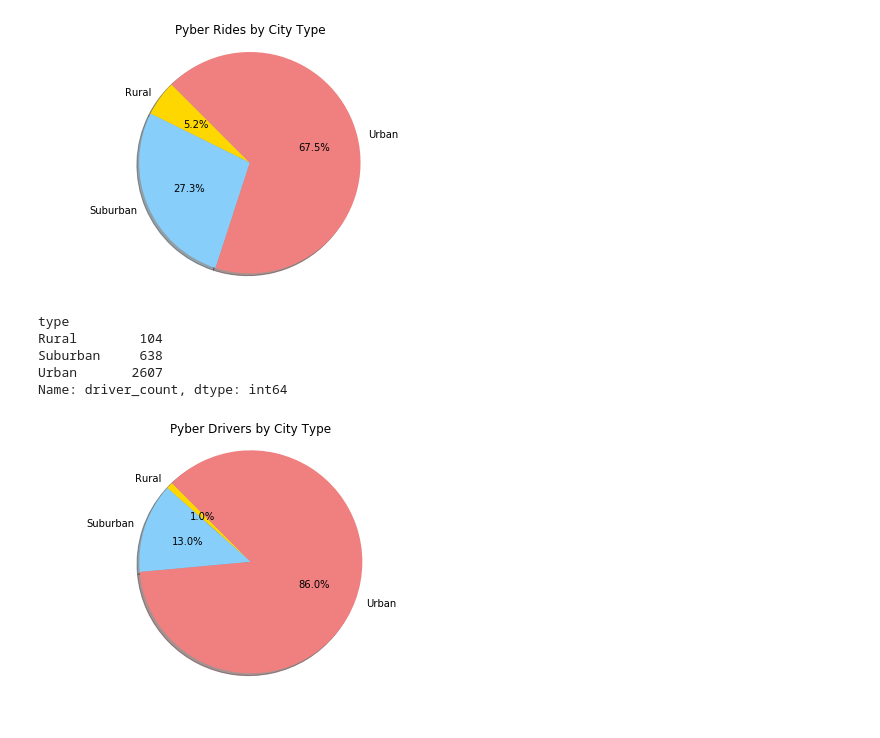
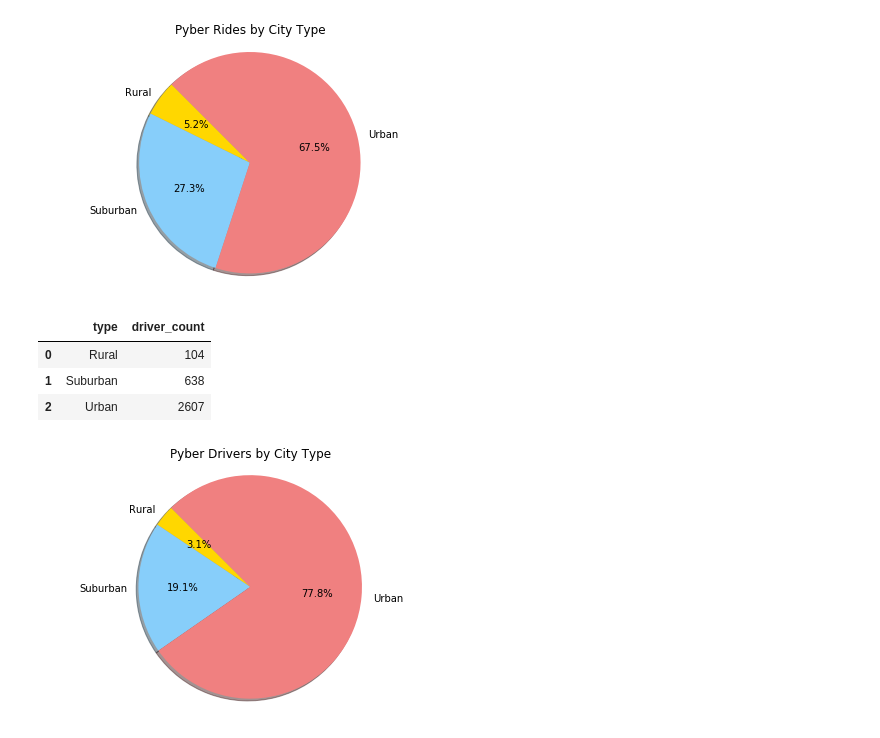
Before and after one commit to ehyoder/Matplotlib, a Jupyter notebook: Pyber_homework_Beth_Yoder_new.ipynb, the cells around one changed output. Cells and saved outputs as stored; diff of their text form; code cells hidden in the pictures.

Commit message:
updated pie charts

```diff
--- a/Pyber_homework_Beth_Yoder_new.ipynb
+++ b/Pyber_homework_Beth_Yoder_new.ipynb
@@ -146,46 +146,47 @@ drivers = city_data.groupby("type").sum()["driver_count"]
 # Calculate total fares
 #total_drivers = merge_data.loc[:,"driver_count"]
 #total_drivers = total_drivers.sum()
+drivers = drivers.to_frame()
+drivers = drivers.reset_index(level=None, drop=False, inplace=False)
 drivers
 # %% [output]
-type
-Rural        104
-Suburban     638
-Urban       2607
-Name: driver_count, dtype: int64
+|  | type | driver_count |
+| 0 | Rural | 104 |
+| 1 | Suburban | 638 |
+| 2 | Urban | 2607 |
 # %%
 # Pie chart 3
 # % of Total Drivers by City Type
 
 # Pie chart #1
 plt.pie(
     # using data from groupby
-    city_type['driver_count'],
+    drivers['driver_count'],
     # with the labels being types of city
     labels=city_type['type'],
     # with shadows
     shadow=True,
     # with colors
     colors=["Gold", "#87cefa", "#f08080"],
     # with one slide exploded out
     #explode=(0, 0, 0, 0, 0.15),
     # with the start angle at 135%
     startangle=135,
     # with the percent listed as a fraction
     autopct='%1.1f%%',
     )
 
 # View the plot drop above
 plt.axis('equal')
 
 # Add a title to the chart
 plt.title("Pyber Drivers by City Type")
 
 # View the plot
 plt.tight_layout()
 plt.show()
 # %% [output]
-[figure, old version]
+[figure, new version]
 # %%
 #You must stick to the Pyber color scheme (Gold, Light Sky Blue, and Light Coral) in producing your plot and pie charts.
 #  * When making your Bubble Plot, experiment with effects like `alpha`, `edgecolor`, and `linewidths`.
```
